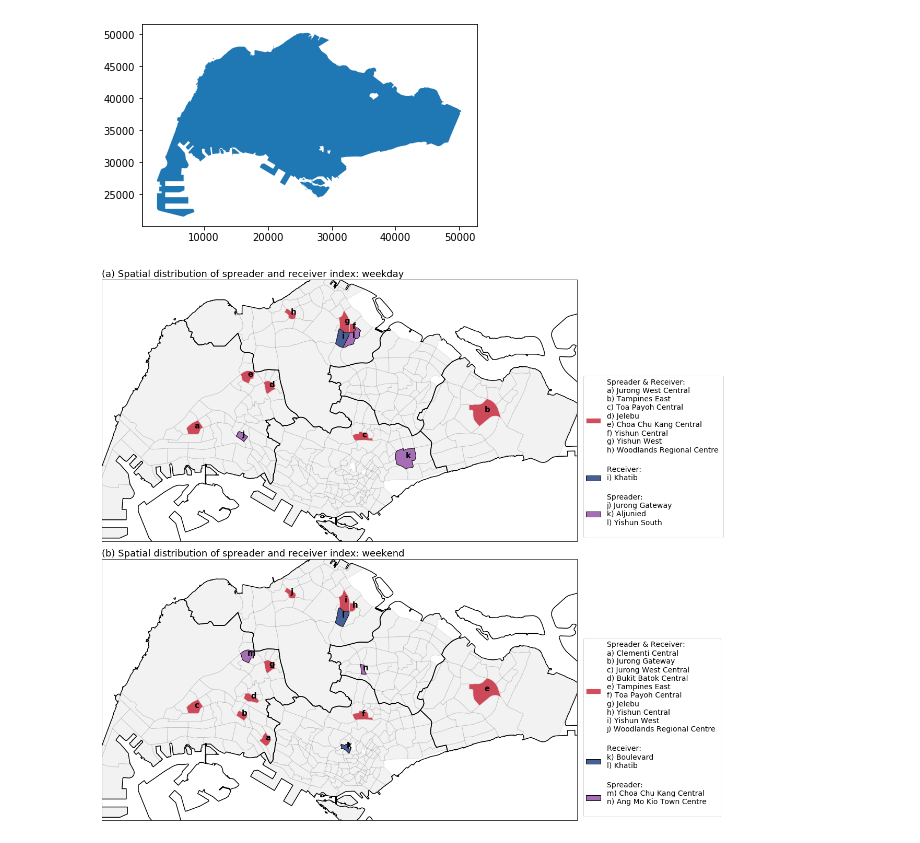
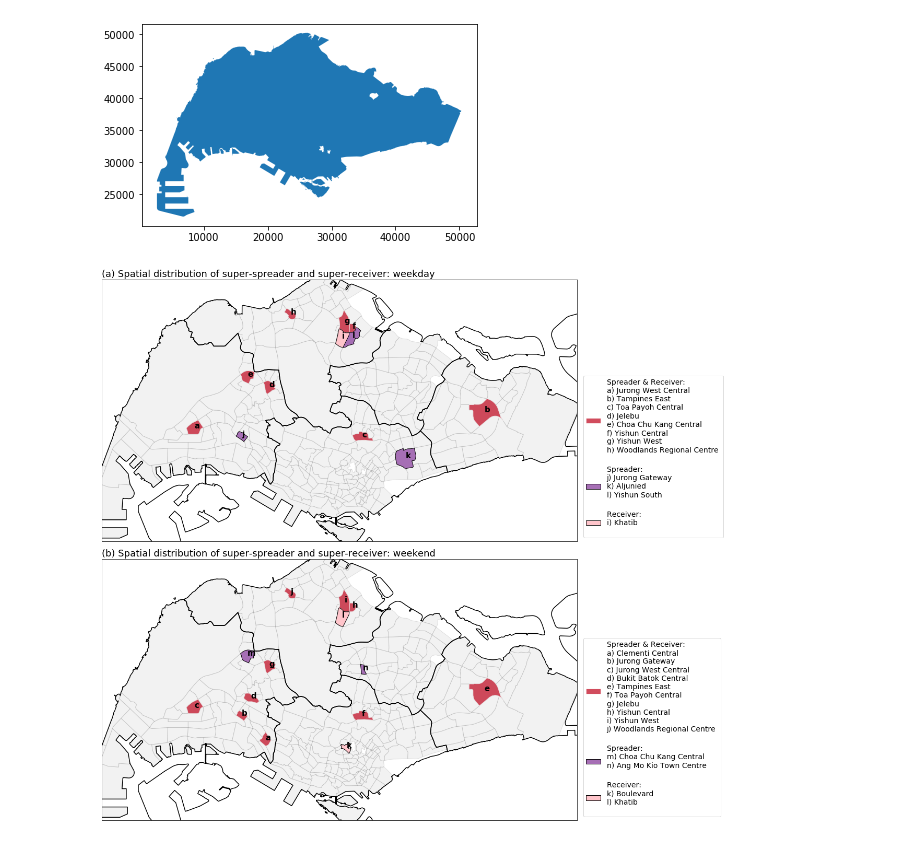
Before and after one commit to wcchin/SG_transit_analysis, a Jupyter notebook: analysis/draw_SR_map.ipynb, the cells around one changed output. Drawn from its saved outputs; the diff is of its cells as text; code cells hidden in the pictures.

```diff
--- a/analysis/draw_SR_map.ipynb
+++ b/analysis/draw_SR_map.ipynb
@@ -118,7 +118,7 @@ for ax in axs:
     subzone2.plot(color="grey", edgecolor="k", alpha=0.1, ax=ax)
     #region.plot(color="none", edgecolor="k", alpha=0.8, ax=ax)
 
-colors = ["xkcd:scarlet", "xkcd:dusky blue", "xkcd:soft purple"]
+colors = ["xkcd:scarlet", "xkcd:light rose", "xkcd:soft purple"]
 
 temp1 = subzone2[subzone2["lvl_dc_spreader"]==1]
 temp1 = temp1[temp1["lvl_dc_receiver"]==1]
@@ -187,33 +187,33 @@ ns = temp3["node"].tolist()
 xx, yy = get_pos(ns, pos)
 for i, txt in enumerate(idtext):
     axs[1].annotate(txt, (xx[i], yy[i]), fontsize=15, fontweight="bold")
     textsc2+="{}) {} \n".format(txt, string.capwords(ns[i]))
 
 i = 0
 labs = "ab"
 labs2 = ["weekday", "weekend"]
 textsa = [textsa1, textsa2]
 textsb = [textsb1, textsb2]
 textsc = [textsc1, textsc2]
 for ax in axs:
     #union_geom.plot(fc="none", ec="k", lw=1.5, ax=ax)
     region.plot(color="none", ec="k", lw=1.5, alpha=1., ax=ax)
     ax.set_xlim([4500,50000])
     ax.set_ylim([25000,50000])
     ax.set_xticks([])
     ax.set_yticks([])
-    ax.set_title("({}) Spatial distribution of spreader and receiver index: {}".format(labs[i], labs2[i]), loc="left", fontsize=18)
+    ax.set_title("({}) Spatial distribution of super-spreader and super-receiver: {}".format(labs[i], labs2[i]), loc="left", fontsize=18)
     patches1 = []
     patches1.append(mpatches.Patch(color=colors[0], ec="w", label="Spreader & Receiver: \n"+textsa[i], alpha=.7))
+    patches1.append(mpatches.Patch(color=colors[2], ec="k", lw=1, label="Spreader: \n"+textsc[i], alpha=1.))
     patches1.append(mpatches.Patch(color=colors[1], ec="k", lw=1, label="Receiver: \n"+textsb[i], alpha=1.))
-    patches1.append(mpatches.Patch(color=colors[2], ec="k", lw=1, label="Spreader: \n"+textsc[i], alpha=1.))
     leg1 = ax.legend(handles=patches1, ncol=1, fontsize=14, loc="lower left", bbox_to_anchor=(1.005, 0.0))
     #leg1.set_title("Core for", prop={'size':14})
     i+=1
 
 
 
 plt.tight_layout()
 plt.savefig("figs/SR_result_map.png", dpi=100, bbox_inches="tight")
 # %% [output]
-[figure, old version]
+[figure, new version]
```
Also changed, not shown: 11 other files.
